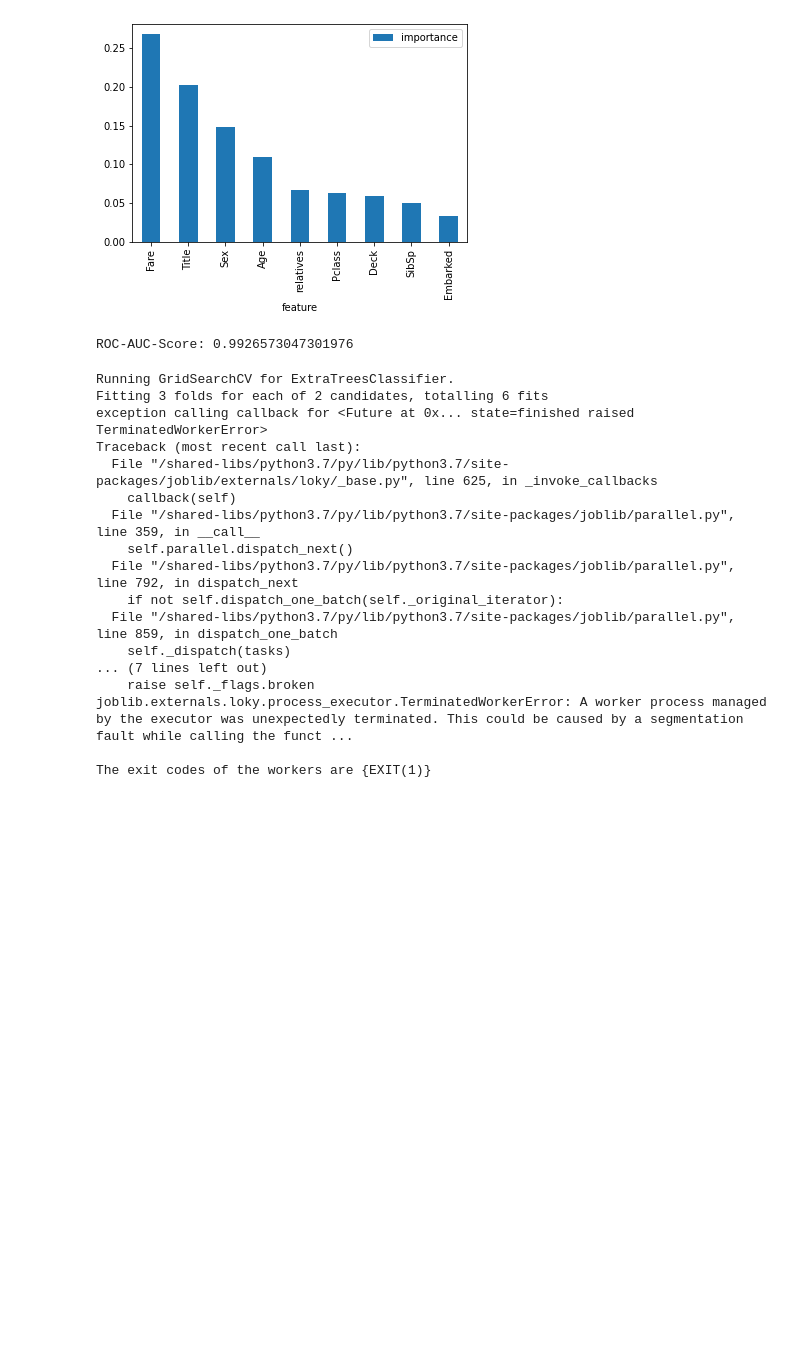
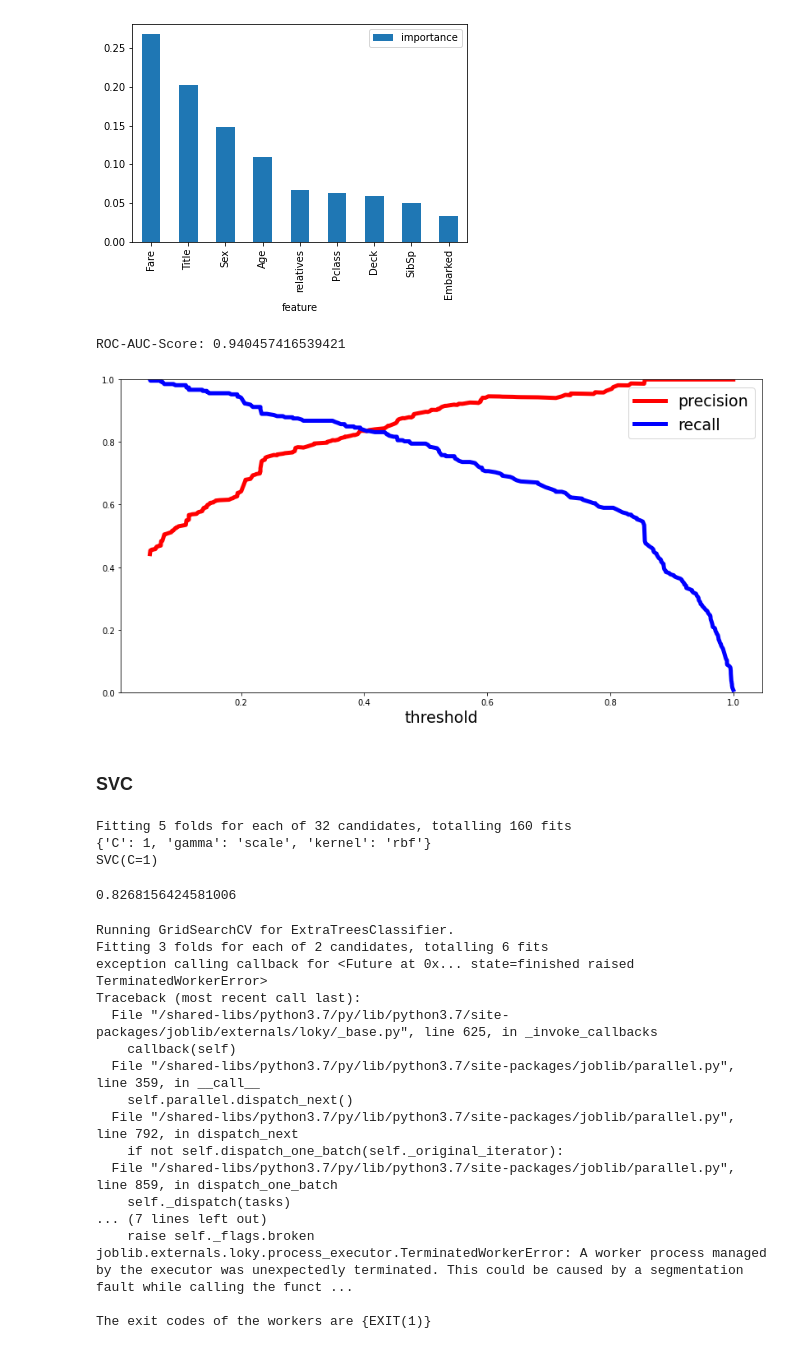
Before and after one commit to Tobias-GH-Schulz/titanic_kaggle_competition, a Jupyter notebook: Training.ipynb, the cells around one changed output. Saved outputs shown, nothing was run; the diff lists cells and outputs as text; code cells hidden in the pictures; blank space fills up the shorter version.

Commit message:
Updated Training

```diff
--- a/Training.ipynb
+++ b/Training.ipynb
@@ -48,5 +53,13 @@ X_test_norm = scaler.transform(X_test)
 # %%
-random_forest = RandomForestClassifier(n_estimators=100, oob_score = True)
+random_forest = RandomForestClassifier(criterion = "gini",
+                                       min_samples_leaf = 1,
+                                       min_samples_split = 10,
+                                       n_estimators=100,
+                                       max_features='auto',
+                                       oob_score=True,
+                                       random_state=1,
+                                       n_jobs=-1)
+
 random_forest.fit(X_train_norm, y_train)
 Y_prediction = random_forest.predict(X_test_norm)
 
@@ -91,4 +104,4 @@ y_scores = y_scores[:,1]
 r_a_score = roc_auc_score(y_train, y_scores)
 print("ROC-AUC-Score:", r_a_score)
 # %% [output]
-ROC-AUC-Score: 0.9926573047301976
+ROC-AUC-Score: 0.940457416539421
@@ -100,0 +108,18 @@ data  = data.drop("Parch", axis=1)
+# %%
+from sklearn.metrics import precision_recall_curve
+
+precision, recall, threshold = precision_recall_curve(y_train, y_scores)
+def plot_precision_and_recall(precision, recall, threshold):
+    plt.plot(threshold, precision[:-1], "r-", label="precision", linewidth=5)
+    plt.plot(threshold, recall[:-1], "b", label="recall", linewidth=5)
+    plt.xlabel("threshold", fontsize=19)
+    plt.legend(loc="upper right", fontsize=19)
+    plt.ylim([0, 1])
+
+plt.figure(figsize=(14, 7))
+plot_precision_and_recall(precision, recall, threshold)
+plt.show()
+# %% [output]
+[figure, added]
+# %% [markdown]
+### SVC
@@ -100,0 +132,12 @@ data  = data.drop("Parch", axis=1)
+# %%
+grid.fit(X_train_norm, y_train)
+
+# print best parameter after tuning
+print(grid.best_params_)
+
+# print how our model looks after hyper-parameter tuning
+print(grid.best_estimator_)
+# %% [output]
+Fitting 5 folds for each of 32 candidates, totalling 160 fits
+{'C': 1, 'gamma': 'scale', 'kernel': 'rbf'}
+SVC(C=1)
@@ -101,3 +146,7 @@ data  = data.drop("Parch", axis=1)
+# %%
+accuracy_score(y_test, svc_pred)
+# %% [output]
+0.8268156424581006
 # %%
 class EstimatorSelectionHelper:
 
```
Also changed, not shown: parts of 10 cells of this notebook, 6 other files.
